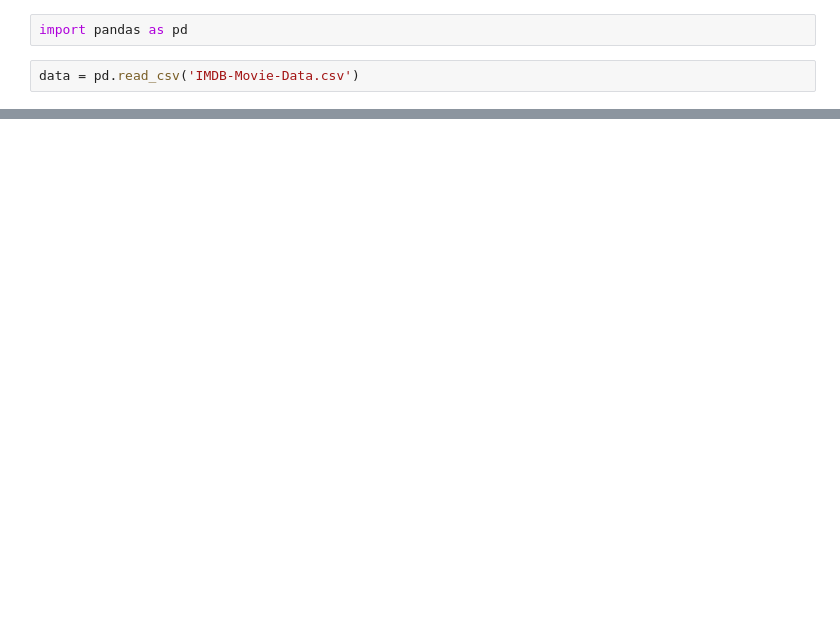
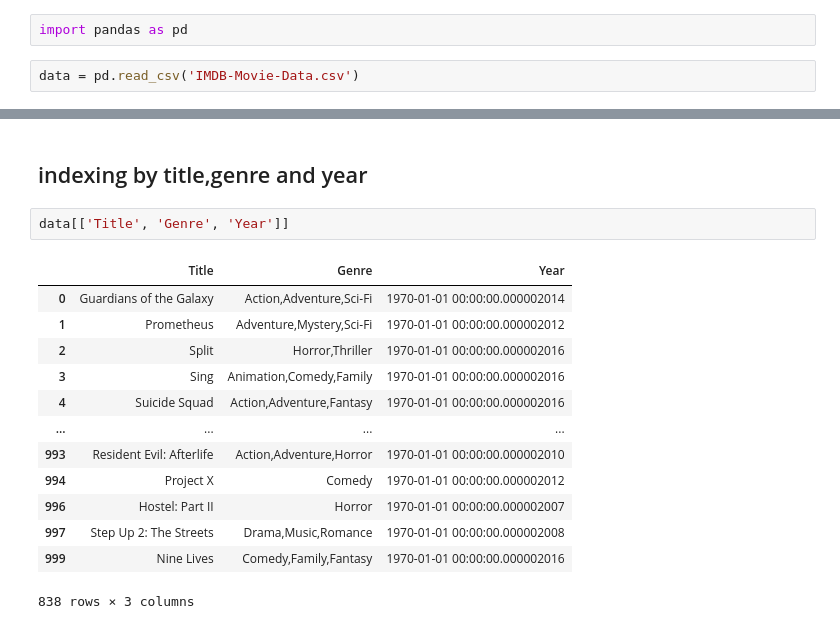
Before and after one commit to mal14/ISM415, a Jupyter notebook: Assignment .ipynb, the cells around one changed output, grey strips where cells are left out. Cells and saved outputs as stored; diff of their text form; blank space fills up the shorter version.

```diff
--- a/Assignment .ipynb
+++ b/Assignment .ipynb
@@ -24,0 +81,18 @@ data.head(50)
+# %% [markdown]
+## indexing by title,genre and year
+# %%
+data[['Title', 'Genre', 'Year']]
+# %% [output]
+|  | Title | Genre | Year |
+| 0 | Guardians of the Galaxy | Action,Adventure,Sci-Fi | 1970-01-01 00:00:00.000002014 |
+| 1 | Prometheus | Adventure,Mystery,Sci-Fi | 1970-01-01 00:00:00.000002012 |
+| 2 | Split | Horror,Thriller | 1970-01-01 00:00:00.000002016 |
+| 3 | Sing | Animation,Comedy,Family | 1970-01-01 00:00:00.000002016 |
+| 4 | Suicide Squad | Action,Adventure,Fantasy | 1970-01-01 00:00:00.000002016 |
+| ... | ... | ... | ... |
+| 993 | Resident Evil: Afterlife | Action,Adventure,Horror | 1970-01-01 00:00:00.000002010 |
+| 994 | Project X | Comedy | 1970-01-01 00:00:00.000002012 |
+| 996 | Hostel: Part II | Horror | 1970-01-01 00:00:00.000002007 |
+| 997 | Step Up 2: The Streets | Drama,Music,Romance | 1970-01-01 00:00:00.000002008 |
+| 999 | Nine Lives | Comedy,Family,Fantasy | 1970-01-01 00:00:00.000002016 |
+838 rows × 3 columns
```
Also changed, not shown: parts of 6 cells of this notebook.
